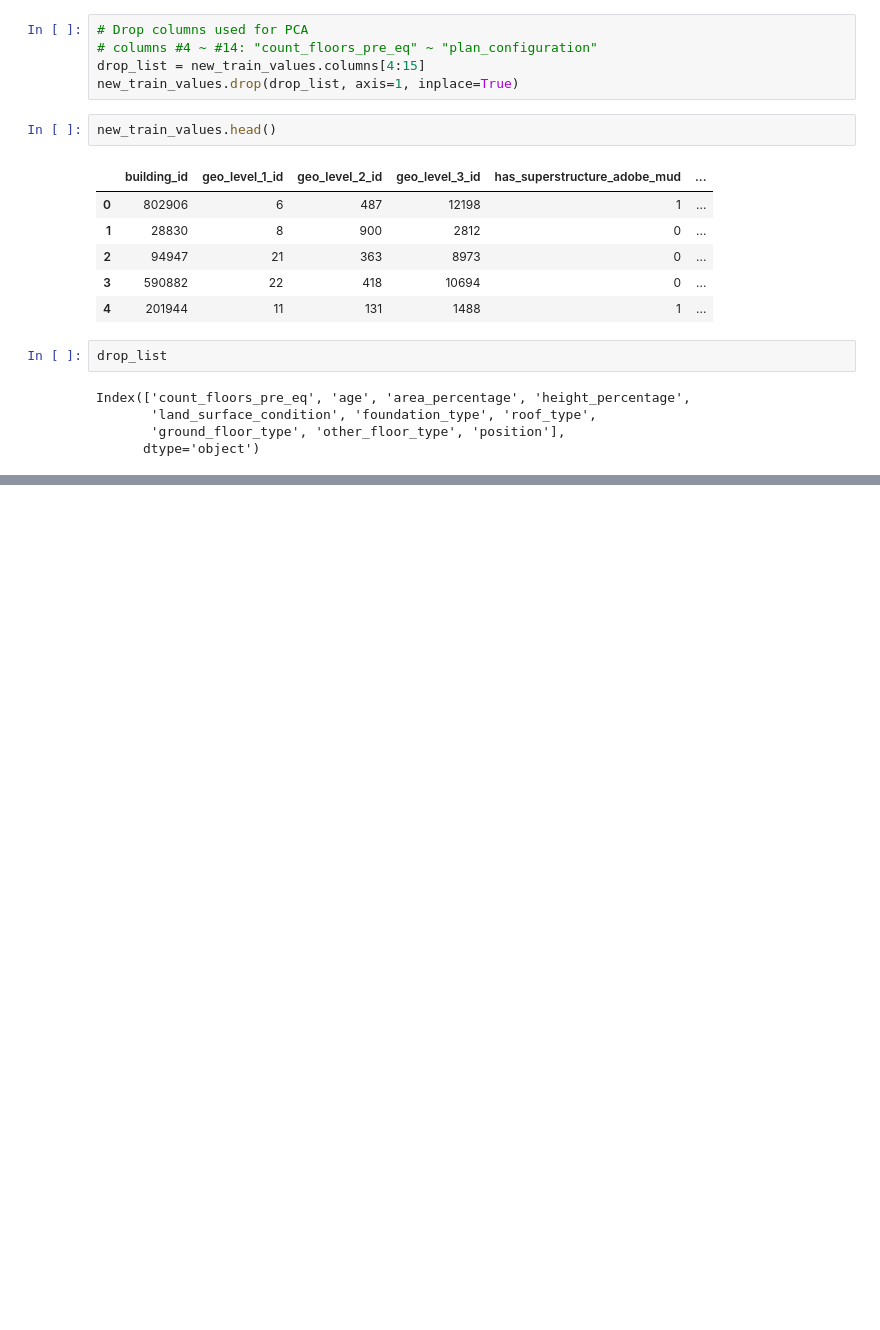
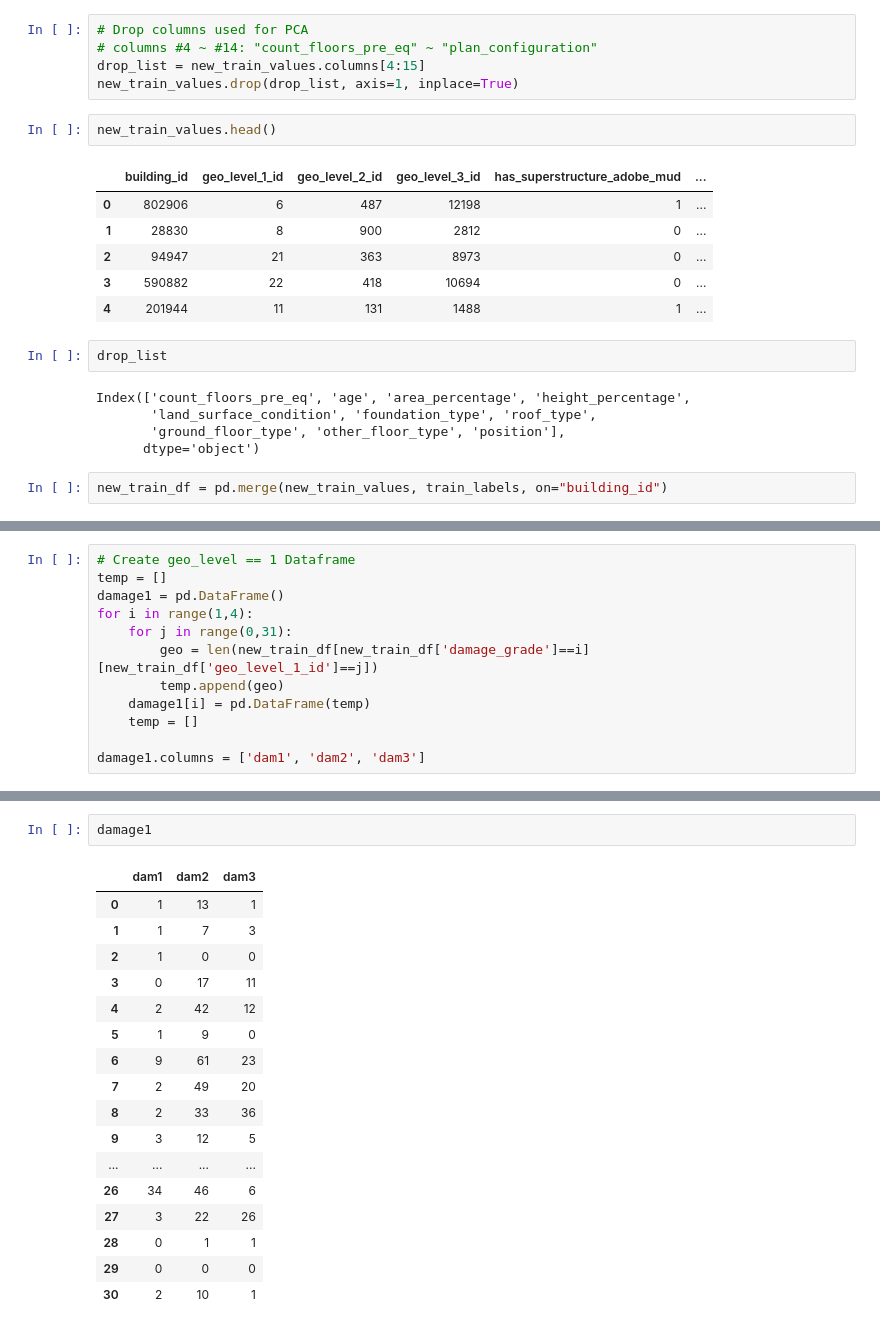
Before and after one commit to pastorsj/512FinalProject, a Jupyter notebook: feat_eng.ipynb, the cells around one changed output, grey strips where cells are left out. Drawn from its saved outputs; the diff is of its cells as text; blank space fills up the shorter version.

```diff
--- a/feat_eng.ipynb
+++ b/feat_eng.ipynb
@@ -166,3 +166,5 @@ Index(['count_floors_pre_eq', 'age', 'area_percentage', 'height_percentage',
        'land_surface_condition', 'foundation_type', 'roof_type',
        'ground_floor_type', 'other_floor_type', 'position'],
       dtype='object')
+# %%
+new_train_df = pd.merge(new_train_values, train_labels, on="building_id")
@@ -168,0 +193,12 @@ Index(['count_floors_pre_eq', 'age', 'area_percentage', 'height_percentage',
+# %%
+# Create geo_level == 1 Dataframe
+temp = []
+damage1 = pd.DataFrame()
+for i in range(1,4):
+    for j in range(0,31):
+        geo = len(new_train_df[new_train_df['damage_grade']==i][new_train_df['geo_level_1_id']==j])
+        temp.append(geo)
+    damage1[i] = pd.DataFrame(temp)
+    temp = []
+
+damage1.columns = ['dam1', 'dam2', 'dam3']
@@ -168,0 +267,20 @@ Index(['count_floors_pre_eq', 'age', 'area_percentage', 'height_percentage',
+# %%
+damage1
+# %% [output]
+|  | dam1 | dam2 | dam3 |
+| 0 | 1 | 13 | 1 |
+| 1 | 1 | 7 | 3 |
+| 2 | 1 | 0 | 0 |
+| 3 | 0 | 17 | 11 |
+| 4 | 2 | 42 | 12 |
+| 5 | 1 | 9 | 0 |
+| 6 | 9 | 61 | 23 |
+| 7 | 2 | 49 | 20 |
+| 8 | 2 | 33 | 36 |
+| 9 | 3 | 12 | 5 |
+| ... | ... | ... | ... |
+| 26 | 34 | 46 | 6 |
+| 27 | 3 | 22 | 26 |
+| 28 | 0 | 1 | 1 |
+| 29 | 0 | 0 | 0 |
+| 30 | 2 | 10 | 1 |
```
Also changed, not shown: parts of 19 cells of this notebook.
